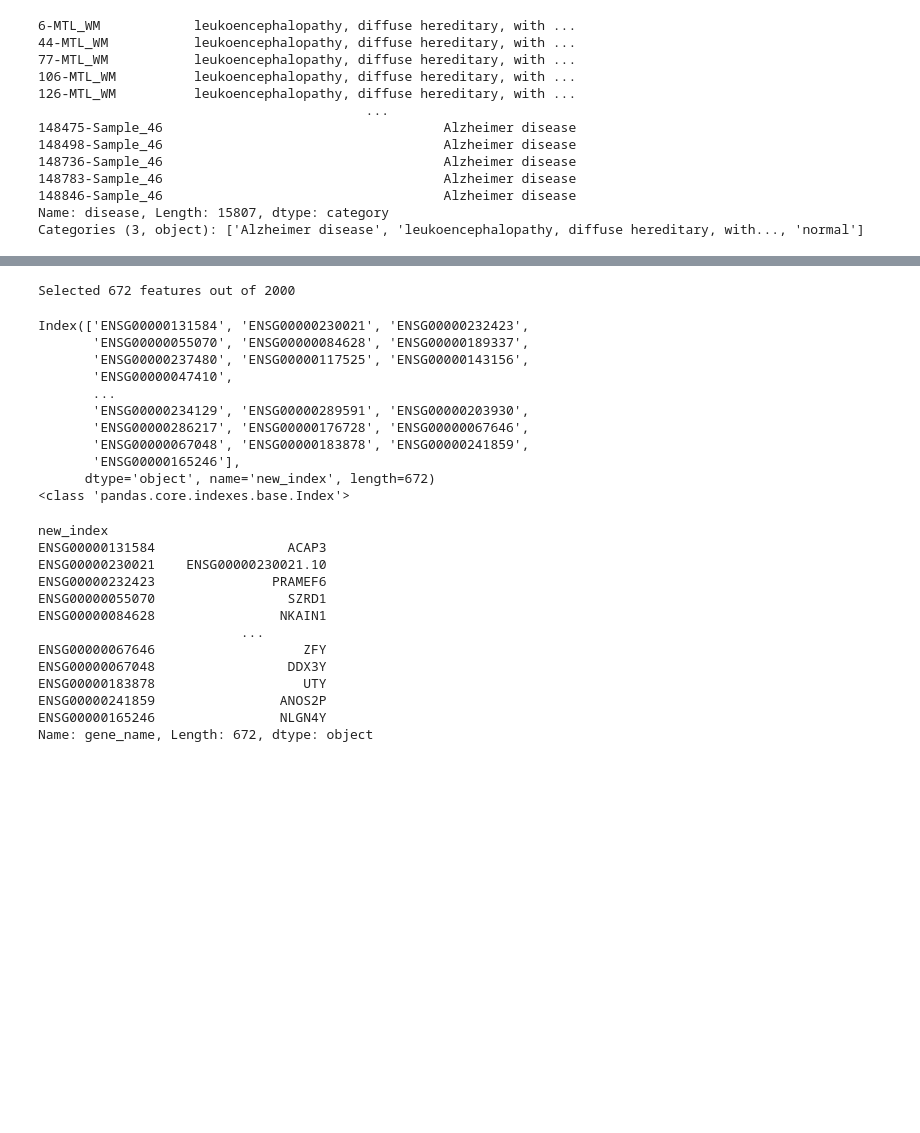
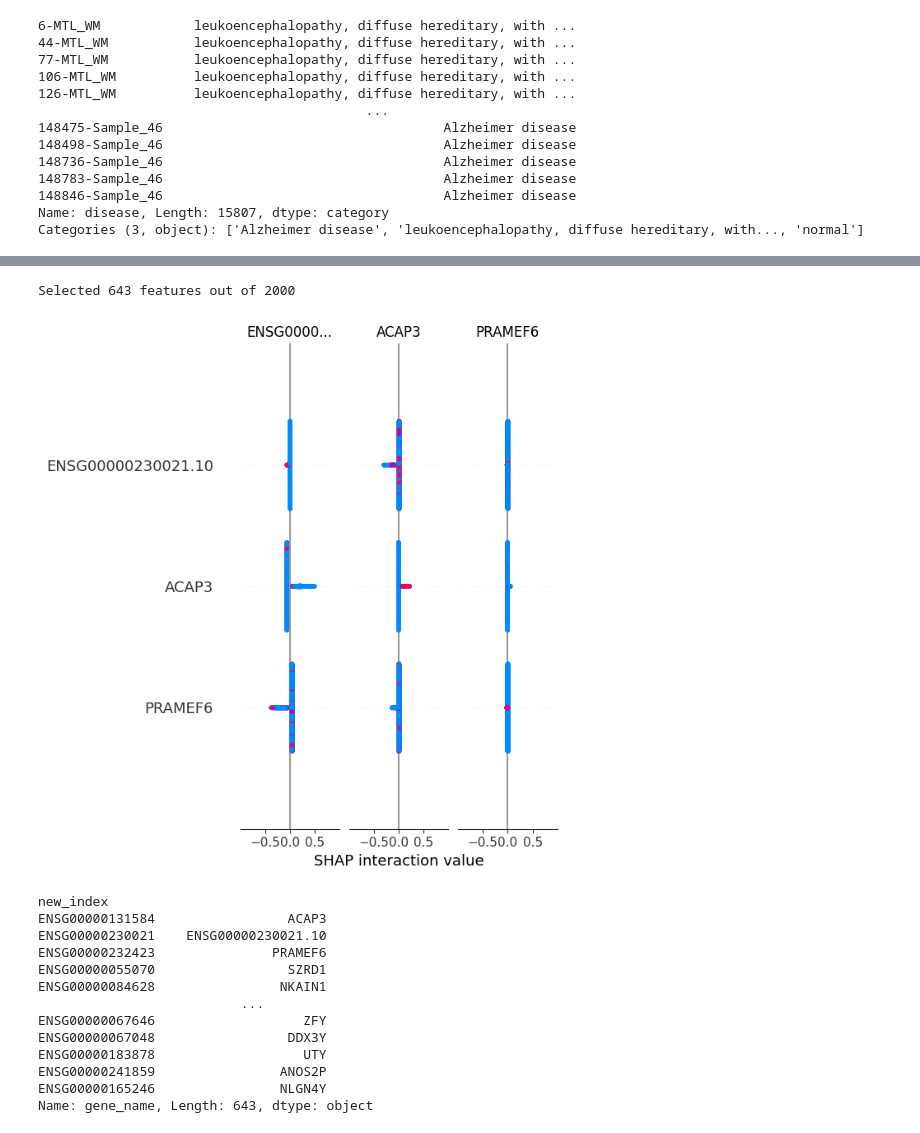
Before and after one commit to stickz-man/Data-Friday, a Jupyter notebook: AD (1).ipynb, the cells around one changed output, grey strips where cells are left out. Saved outputs shown, nothing was run; the diff lists cells and outputs as text; code cells hidden in the pictures; blank space fills up the shorter version.

```diff
--- a/AD (1).ipynb
+++ b/AD (1).ipynb
@@ -394,34 +424,30 @@ Requirement already satisfied: six>=1.5 in c:\users\14432\appdata\local\programs
 # %%
+from sklearn.feature_selection import SelectFromModel
+import shap
+
+# Create feature selector from the trained model
 sfm = SelectFromModel(model, prefit=True, threshold="mean")
+
+# Transform input features to keep only important ones
 X_train_selected = sfm.transform(X_train)
 X_test_selected = sfm.transform(X_test)
 
 print(f"Selected {X_train_selected.shape[1]} features out of {X_train.shape[1]}")
+
+# SHAP explanation using the full model and original features
+selected_mask = sfm.get_support()
+feature_names = new_adata.var["gene_name"][selected_mask].values
+explainer = shap.Explainer(model, X_train)
+shap_values = explainer(X_test)
+shap.summary_plot(shap_values, features=X_test, feature_names=feature_names)
 # %% [output]
-Selected 672 features out of 2000
+Selected 643 features out of 2000
+[figure, added]
-# %%
-selected_mask = sfm.get_support()
-selected_genes = new_adata.var_names[selected_mask]
-print(selected_genes)
-print(type(selected_genes))
-# %% [output]
-Index(['ENSG00000131584', 'ENSG00000230021', 'ENSG00000232423',
-       'ENSG00000055070', 'ENSG00000084628', 'ENSG00000189337',
-       'ENSG00000237480', 'ENSG00000117525', 'ENSG00000143156',
-       'ENSG00000047410',
-       ...
-       'ENSG00000234129', 'ENSG00000289591', 'ENSG00000203930',
-       'ENSG00000286217', 'ENSG00000176728', 'ENSG00000067646',
-       'ENSG00000067048', 'ENSG00000183878', 'ENSG00000241859',
-       'ENSG00000165246'],
-      dtype='object', name='new_index', length=672)
-<class 'pandas.core.indexes.base.Index'>
 # %%
-selected = list(selected_genes)
-
-# Extract gene names
+selected_mask = sfm.get_support()
+new_adata.var["clean_names"] = new_adata.var_names.str.replace(r"\..*", "", regex=True)
+selected_genes = new_adata.var["clean_names"][selected_mask]
 selected_gene_symbols = new_adata.var.loc[selected_genes, "gene_name"]
-
 print(selected_gene_symbols)
 # %% [output]
 new_index
@@ -436,7 +462,7 @@ ENSG00000067048                 DDX3Y
 ENSG00000183878                   UTY
 ENSG00000241859                ANOS2P
 ENSG00000165246                NLGN4Y
-Name: gene_name, Length: 672, dtype: object
+Name: gene_name, Length: 643, dtype: object
 # %%
 #Talk to Majoie abt accuracy
       #Overfit --> maybe not removing the NAN values,
```
Also changed, not shown: parts of 12 cells of this notebook.
